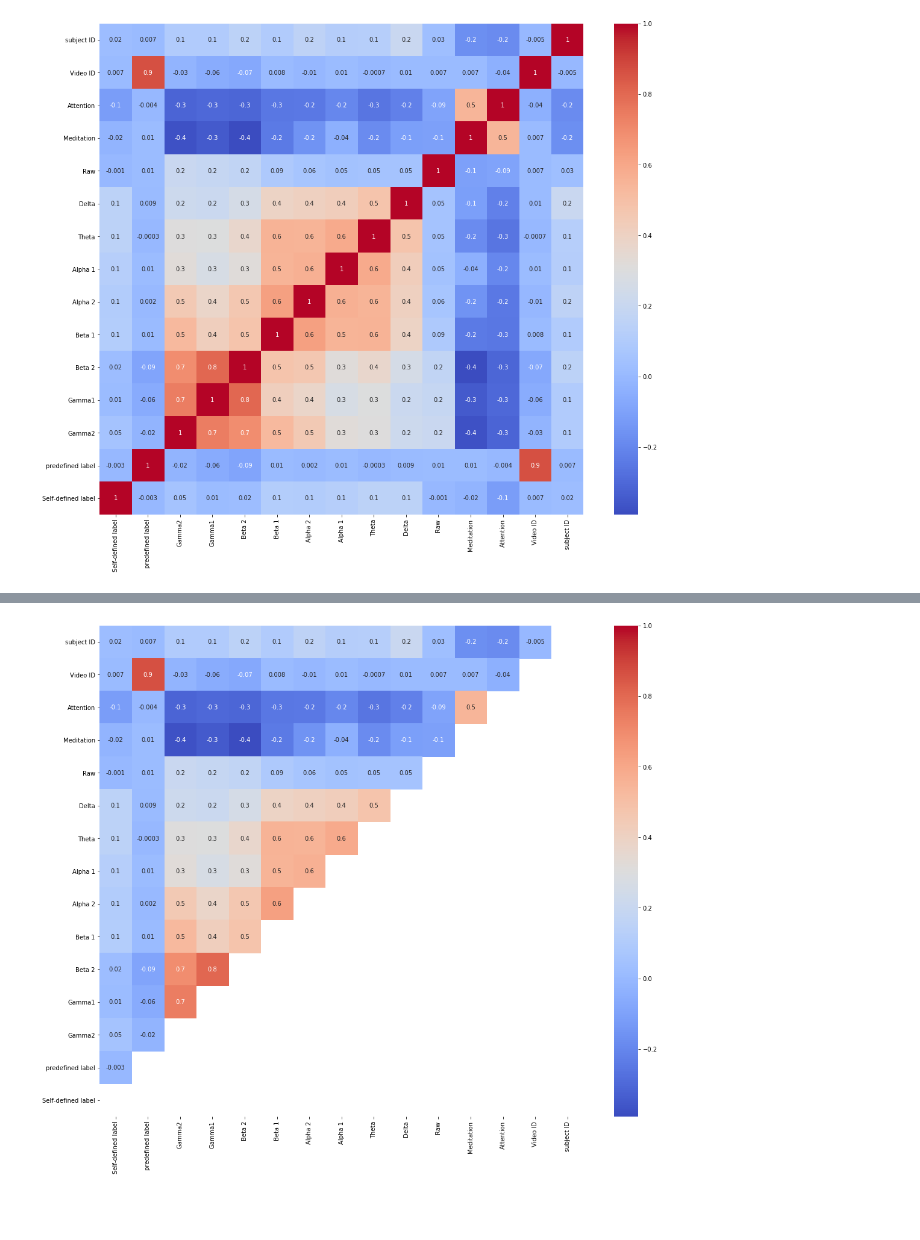
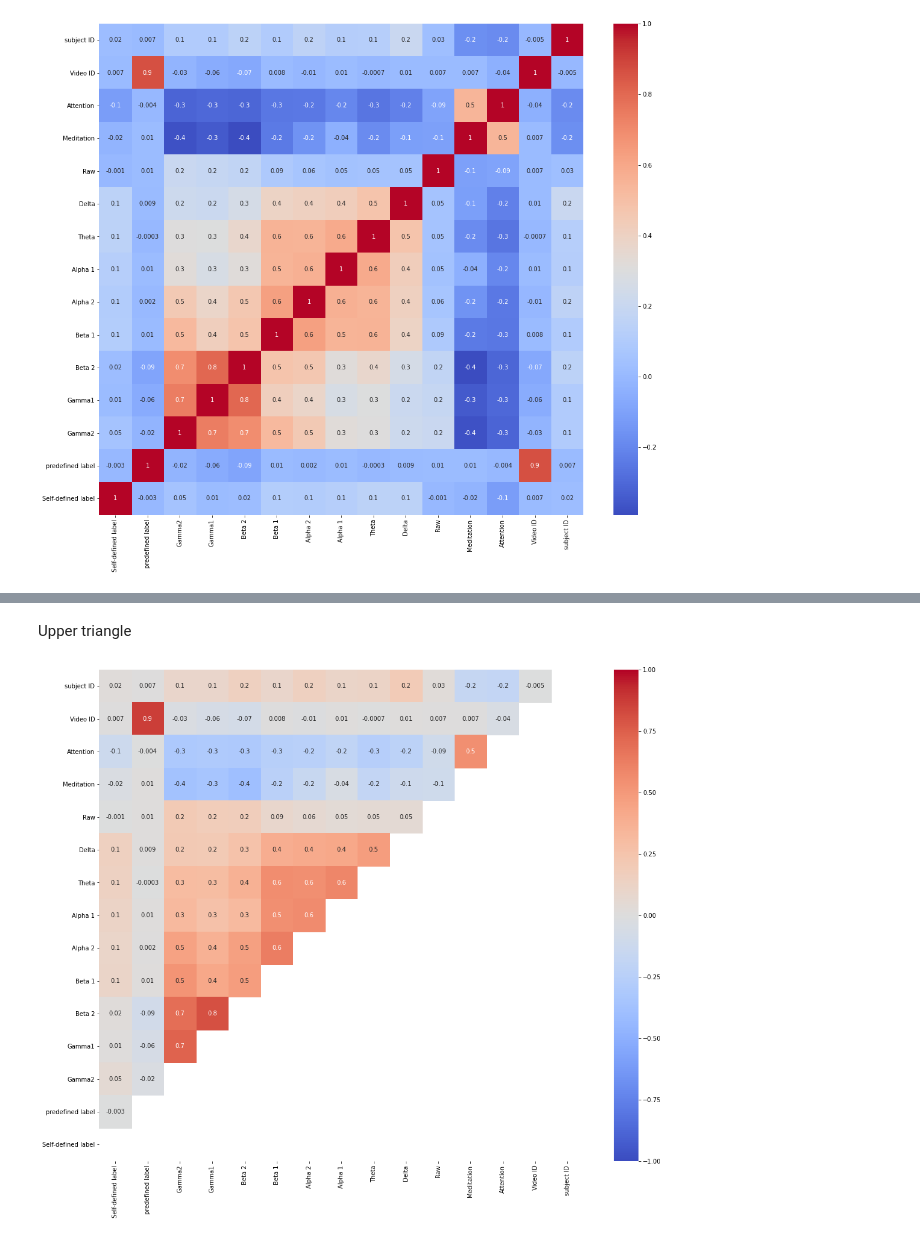
Before and after one commit to frankwwu/Python-Visualization, a Jupyter notebook: Seaburn/Seaborn Correlation.ipynb, the cells around one changed output, grey strips where cells are left out. Saved outputs shown, nothing was run; the diff lists cells and outputs as text; code cells hidden in the pictures; blank space fills up the shorter version.

```diff
--- a/Seaburn/Seaborn Correlation.ipynb
+++ b/Seaburn/Seaborn Correlation.ipynb
@@ -25,10 +35,12 @@ plt.show()
+# %% [markdown]
+Upper triangle
 # %%
 plt.figure(figsize=(18,15))
 cor = dataframe.corr()
-hm = sns.heatmap(cor, annot=True, cmap='coolwarm', fmt='.1g', mask = np.tril(cor.corr()))
+hm = sns.heatmap(cor, annot=True, cmap='coolwarm', fmt='.1g', vmin=-1, vmax=1, mask = np.tril(cor.corr()))
 hm.invert_xaxis()
 #hm.invert_yaxis()
 hm.xaxis.set_label_position('top')
 plt.show()
 # %% [output]
-[figure, old version]
+[figure, new version]
```
Also changed, not shown: parts of 5 cells of this notebook.
